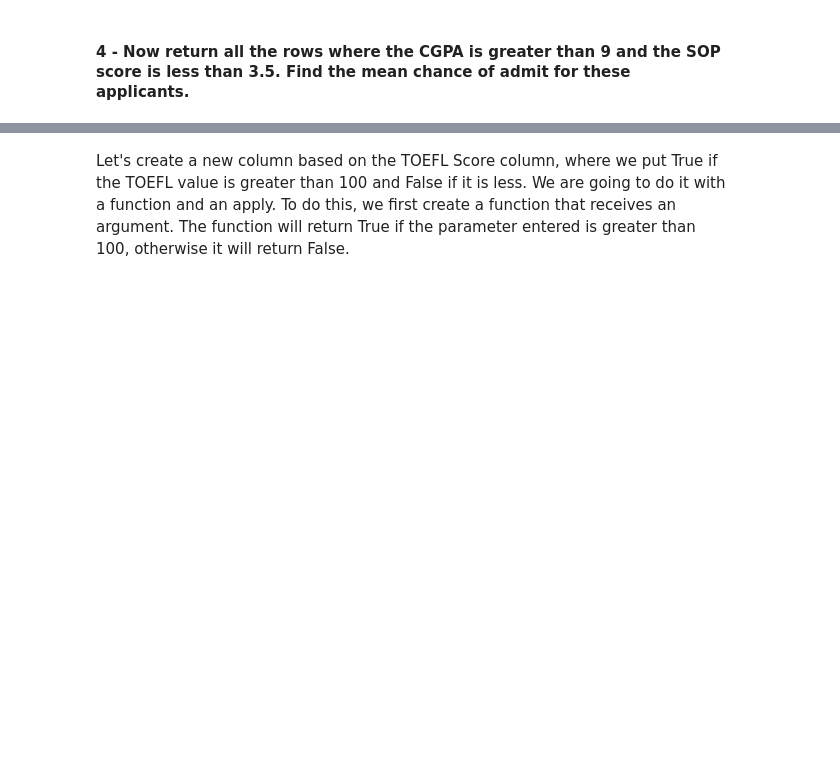
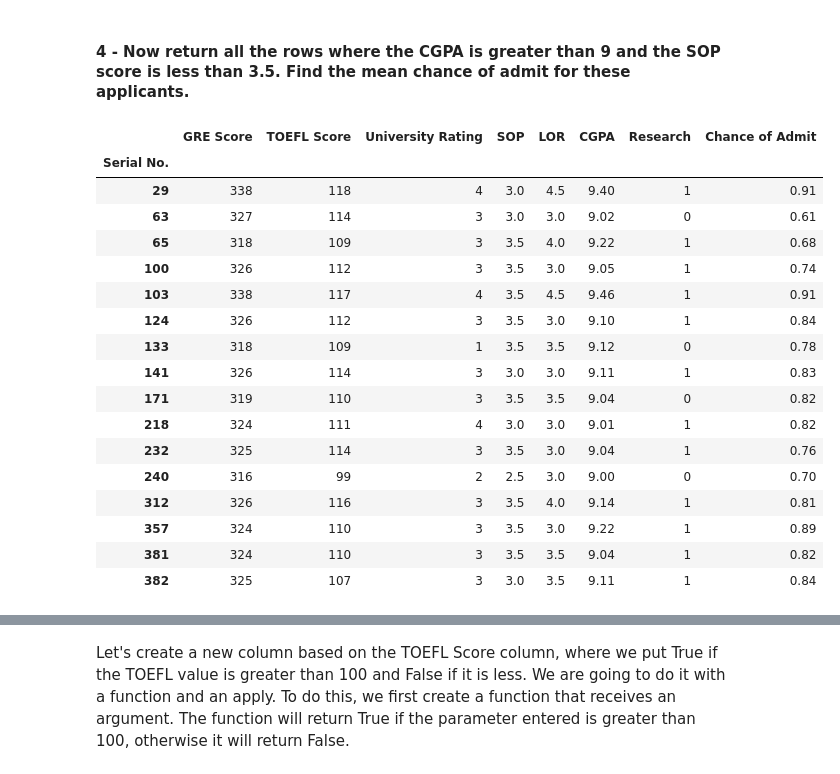
Before and after one commit to Ironhack-Data-Madrid-Marzo-2021/lab-pandas, a Jupyter notebook: your-code/pandas_1.ipynb, the cells around one changed output, grey strips where cells are left out. Drawn from its saved outputs; the diff is of its cells as text; code cells hidden in the pictures; blank space fills up the shorter version.

```diff
--- a/your-code/pandas_1.ipynb
+++ b/your-code/pandas_1.ipynb
@@ -87,2 +227,4 @@ Let's evaluate the dataset by looking at the `head` function.
 # %% [markdown]
 ###  2 -  Interestingly, there is a column that uniquely identifies the applicants. This column is the serial number column. Instead of having our own index, we should make this column our index. Do this in the cell below. Keep the column in the dataframe in addition to making it an index.
+# %%
+admissions = admissions.set_index('Serial No.')
@@ -93,2 +294,25 @@ Turns out that `GRE Score` and `CGPA` also uniquely identify the data. Show this
 # %% [markdown]
 #### 4 - Now return all the rows where the CGPA is greater than 9 and the SOP score is less than 3.5. Find the mean chance of admit for these applicants.
+# %%
+admision = admissions.loc[(admissions["CGPA"] >= 9) & (admissions["SOP"] <= 3.5)]
+# %%
+admision
+# %% [output]
+|  | GRE Score | TOEFL Score | University Rating | SOP | LOR | CGPA | Research | Chance of Admit |
+| Serial No. |  |  |  |  |  |  |  |  |
+| 29 | 338 | 118 | 4 | 3.0 | 4.5 | 9.40 | 1 | 0.91 |
+| 63 | 327 | 114 | 3 | 3.0 | 3.0 | 9.02 | 0 | 0.61 |
+| 65 | 318 | 109 | 3 | 3.5 | 4.0 | 9.22 | 1 | 0.68 |
+| 100 | 326 | 112 | 3 | 3.5 | 3.0 | 9.05 | 1 | 0.74 |
+| 103 | 338 | 117 | 4 | 3.5 | 4.5 | 9.46 | 1 | 0.91 |
+| 124 | 326 | 112 | 3 | 3.5 | 3.0 | 9.10 | 1 | 0.84 |
+| 133 | 318 | 109 | 1 | 3.5 | 3.5 | 9.12 | 0 | 0.78 |
+| 141 | 326 | 114 | 3 | 3.0 | 3.0 | 9.11 | 1 | 0.83 |
+| 171 | 319 | 110 | 3 | 3.5 | 3.5 | 9.04 | 0 | 0.82 |
+| 218 | 324 | 111 | 4 | 3.0 | 3.0 | 9.01 | 1 | 0.82 |
+| 232 | 325 | 114 | 3 | 3.5 | 3.0 | 9.04 | 1 | 0.76 |
+| 240 | 316 | 99 | 2 | 2.5 | 3.0 | 9.00 | 0 | 0.70 |
+| 312 | 326 | 116 | 3 | 3.5 | 4.0 | 9.14 | 1 | 0.81 |
+| 357 | 324 | 110 | 3 | 3.5 | 3.0 | 9.22 | 1 | 0.89 |
+| 381 | 324 | 110 | 3 | 3.5 | 3.5 | 9.04 | 1 | 0.82 |
+| 382 | 325 | 107 | 3 | 3.0 | 3.5 | 9.11 | 1 | 0.84 |
```
Also changed, not shown: parts of 38 cells of this notebook.
